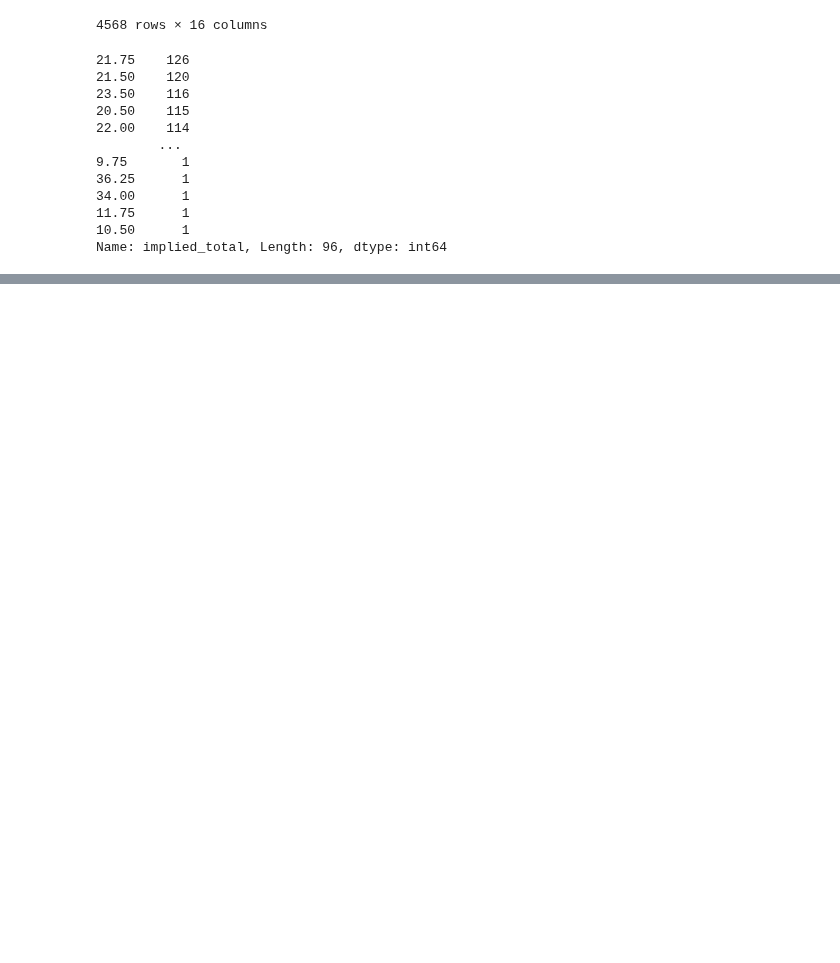
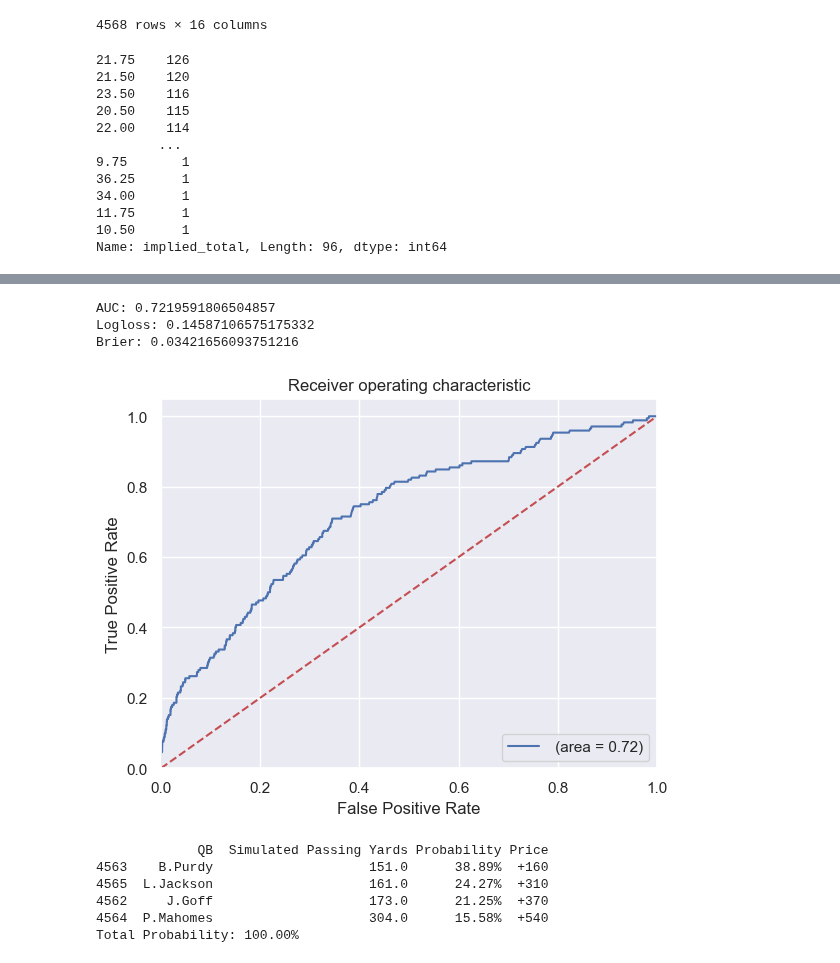
Before and after one commit to bhuggard/CheckTheCover, a Jupyter notebook: herewego.ipynb, the cells around one changed output, grey strips where cells are left out. Cells and saved outputs as stored; diff of their text form; code cells hidden in the pictures; blank space fills up the shorter version.

Commit message:
Update with WORKING SIMULATOR AHHH
market is way fucked, there is a problem I think with standard deviation that is impacting our count in the way that we generate probabilities. it hurts gunslingers

```diff
--- a/herewego.ipynb
+++ b/herewego.ipynb
@@ -203,13 +213,13 @@ See the caveats in the documentation: https://pandas.pydata.org/pandas-docs/stab
   sortski.rename(columns={
 # %%
 # Group by season and week, then calculate the highest passing yards for each group
-highest_passing_yards = sortski.groupby(['season', 'week'])['yards_gained_sum'].transform('max')
+highest_passing_yards = sortski.groupby(['season', 'week'])['pass_yards'].transform('max')
 
 # Create a new column for the highest passing yards of the week
 sortski['highest_passing_yards_of_week'] = highest_passing_yards
 
 # Create a 1,0 flag for "is highest passing yards"
-sortski['is_highest_passing_yards'] = (sortski['yards_gained_sum'] == sortski['highest_passing_yards_of_week']).astype(int)
+sortski['is_highest_passing_yards'] = (sortski['pass_yards'] == sortski['highest_passing_yards_of_week']).astype(int)
 # %% [output]
 A value is trying to be set on a copy of a slice from a DataFrame.
 Try using .loc[row_indexer,col_indexer] = value instead
@@ -264,0 +281,9 @@ Name: implied_total, Length: 96, dtype: int64
+# %%
+# Calculate adjusted mean and std dev for passing yards within ±4 points of implied total for each QB
+def calc_adjusted_stats(row):
+    close_games = sortski[np.abs(sortski['implied_total'] - row['implied_total']) <= 3.5]
+    mean_pass_yards = close_games['pass_yards'].mean()
+    std_pass_yards = close_games['pass_yards'].std() if not close_games['pass_yards'].std() == 0 else 1  # Default std dev if only one match
+    return pd.Series([mean_pass_yards, std_pass_yards])
+
+sortski[['adjusted_mean', 'adjusted_std']] = sortski.apply(calc_adjusted_stats, axis=1)
@@ -264,0 +336,6 @@ Name: implied_total, Length: 96, dtype: int64
+# %%
+# Simulate which QB is most likely to have the highest passing yards
+simulated_df = simulate_highest_passing_yards(sortski)
+
+# Display a summary of the simulation results
+simulated_df[['season', 'week', 'passer_id', 'passer', 'adjusted_mean', 'adjusted_std','simulated_passing_yards','simulated_highest_passing_probability']].sort_values(by='simulated_highest_passing_probability', ascending=False)
@@ -264,0 +356,56 @@ Name: implied_total, Length: 96, dtype: int64
+# %%
+def printRocCurve(y_test, predicted_probabilities, auc):
+    fpr, tpr, thresholds = roc_curve(y_test, predicted_probabilities)
+    plt.figure()
+    plt.plot(fpr, tpr, label=' (area = %0.2f)' % auc)
+    plt.plot([0, 1], [0, 1],'r--')
+    plt.xlim([0.0, 1.0])
+    plt.ylim([0.0, 1.05])
+    plt.xlabel('False Positive Rate')
+    plt.ylabel('True Positive Rate')
+    plt.title('Receiver operating characteristic')
+    plt.legend(loc="lower right")
+    plt.show()
+# %%
+auc = roc_auc_score(simulated_df['is_highest_passing_yards'], simulated_df['simulated_highest_passing_probability'])
+logloss = log_loss(simulated_df['is_highest_passing_yards'], simulated_df['simulated_highest_passing_probability'])
+brier = brier_score_loss(simulated_df['is_highest_passing_yards'], simulated_df['simulated_highest_passing_probability'])
+
+print("AUC: " + str(auc))
+print("Logloss: " + str(logloss))
+print("Brier: " + str(brier))
+
+printRocCurve(simulated_df['is_highest_passing_yards'], simulated_df['simulated_highest_passing_probability'], auc)
+# %% [output]
+AUC: 0.7219591806504857
+Logloss: 0.14587106575175332
+Brier: 0.03421656093751216
+[figure, added]
+# %%
+divisional_projections = simulated_df[(simulated_df['week'] == 21) & (simulated_df['season'] == 2023)]
+
+divisional_projections = divisional_projections[['passer','simulated_passing_yards','simulated_highest_passing_probability']]
+
+divisional_projections = divisional_projections.rename(columns={"passer": "QB", "simulated_passing_yards": "Simulated Passing Yards",
+                                                                "simulated_highest_passing_probability": "Probability"})
+
+divisional_projections['Price'] = 1000*round(round((100-100*divisional_projections['Probability'])/divisional_projections['Probability'],0)/1000,2)
+
+divisional_projections['Price'] = "+" + divisional_projections['Price'].map('{:.0f}'.format).astype(str)
+
+total_probability = divisional_projections['Probability'].sum()
+
+divisional_projections = divisional_projections.sort_values(by=['Probability'], ascending=False)
+
+divisional_projections['Probability'] = divisional_projections['Probability'].map('{:,.2%}'.format)
+
+print(divisional_projections)
+
+print('Total Probability: {:,.2%}'.format(total_probability))
+# %% [output]
+             QB  Simulated Passing Yards Probability Price
+4563    B.Purdy                    151.0      38.89%  +160
+4565  L.Jackson                    161.0      24.27%  +310
+4562     J.Goff                    173.0      21.25%  +370
+4564  P.Mahomes                    304.0      15.58%  +540
+Total Probability: 100.00%
```
Also changed, not shown: parts of 6 cells of this notebook.
